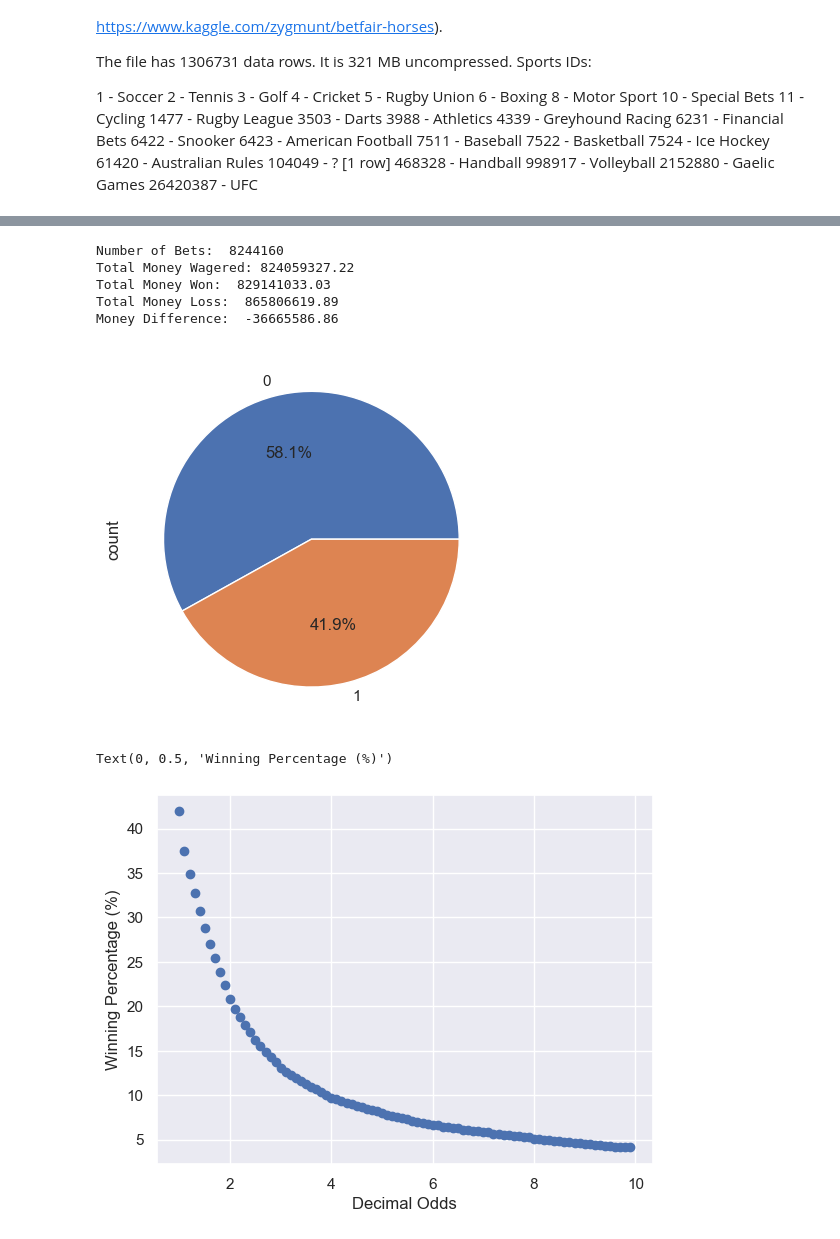
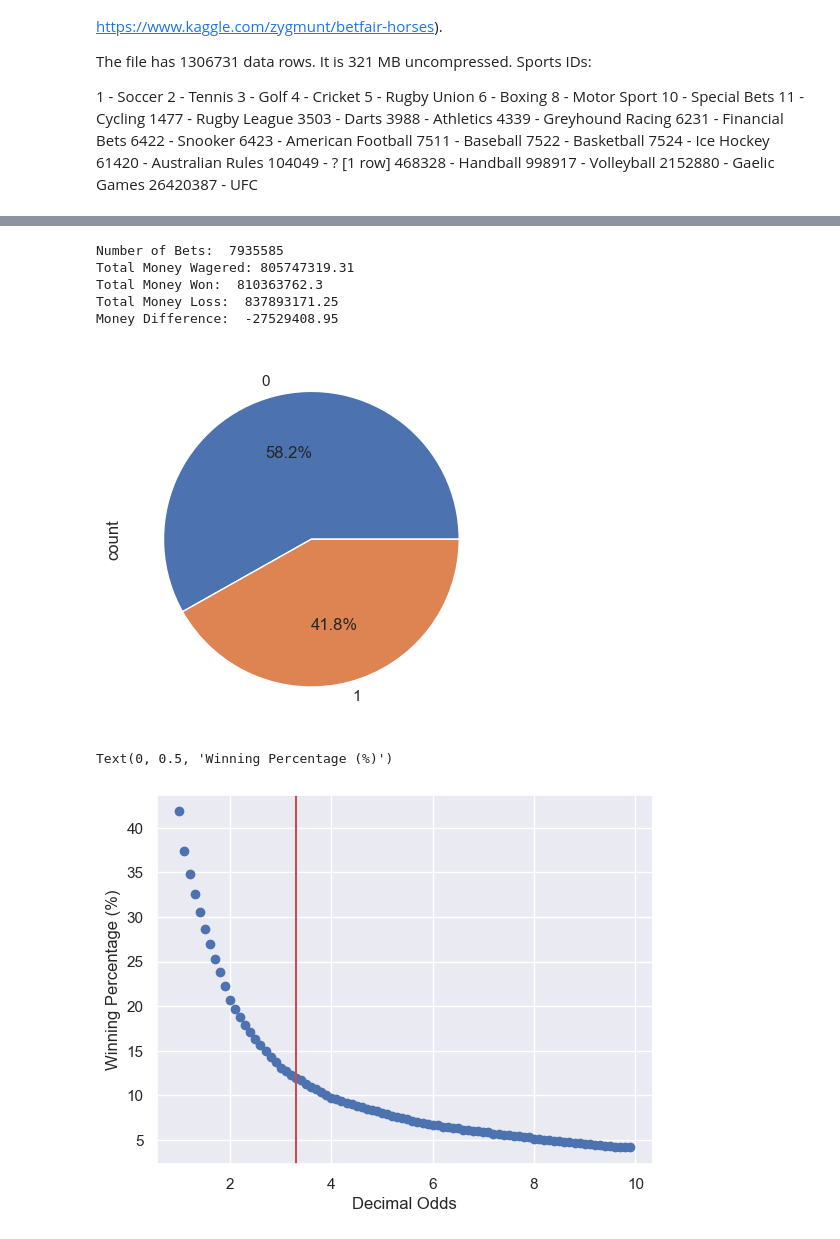
Before and after one commit to ns96/python-betfair, a Jupyter notebook: BetFairEDA_NS.ipynb, the cells around one changed output, grey strips where cells are left out. Saved outputs shown, nothing was run; the diff lists cells and outputs as text; code cells hidden in the pictures.

```diff
--- a/BetFairEDA_NS.ipynb
+++ b/BetFairEDA_NS.ipynb
@@ -112,0 +83,6 @@ memory usage: 153.8+ MB
+# %%
+# load final dataset from a pickle file
+betfair_df = pd.read_pickle("resources/betfair_final.pkl")
+betfair_df.info()
+
+betfair_df.head(10)
@@ -128,29 +144,30 @@ print("Money Difference: ", round(money_won - money_loss, 2))
 # lets see the winning and lossing bets
 betfair_df["WIN_FLAG"].value_counts().plot.pie(autopct='%1.1f%%');
 # %% [output]
-Number of Bets:  8244160
-Total Money Wagered: 824059327.22
-Total Money Won:  829141033.03
-Total Money Loss:  865806619.89
-Money Difference:  -36665586.86
+Number of Bets:  7935585
+Total Money Wagered: 805747319.31
+Total Money Won:  810363762.3
+Total Money Loss:  837893171.25
+Money Difference:  -27529408.95
 [figure]
 # %%
 # create scatter plot showing odds vs winning percentage
 odds = np.arange(1.0,10.0, 0.1)
 per_list = []
 
 for i in odds:
     underdogs =  betfair_df.loc[betfair_df["ODDS"] > i, ["ODDS", "WIN_FLAG"]]
     wins_df = underdogs.groupby("WIN_FLAG").count()
     losses = wins_df.iloc[0,0]
     wins = wins_df.iloc[1,0]
     per = (wins/(wins + losses)) *100
     per_list.append(per)
     #print(i, losses, wins, per)
 
 plt.scatter(x=odds, y=per_list)
+plt.axvline(x = 3.3, color = 'r', label = 'Underdog Point')
 plt.xlabel("Decimal Odds"),
 plt.ylabel("Winning Percentage (%)")
 # %% [output]
 Text(0, 0.5, 'Winning Percentage (%)')
-[figure, old version]
+[figure, new version]
```
Also changed, not shown: parts of 17 cells of this notebook, 1 other file.
